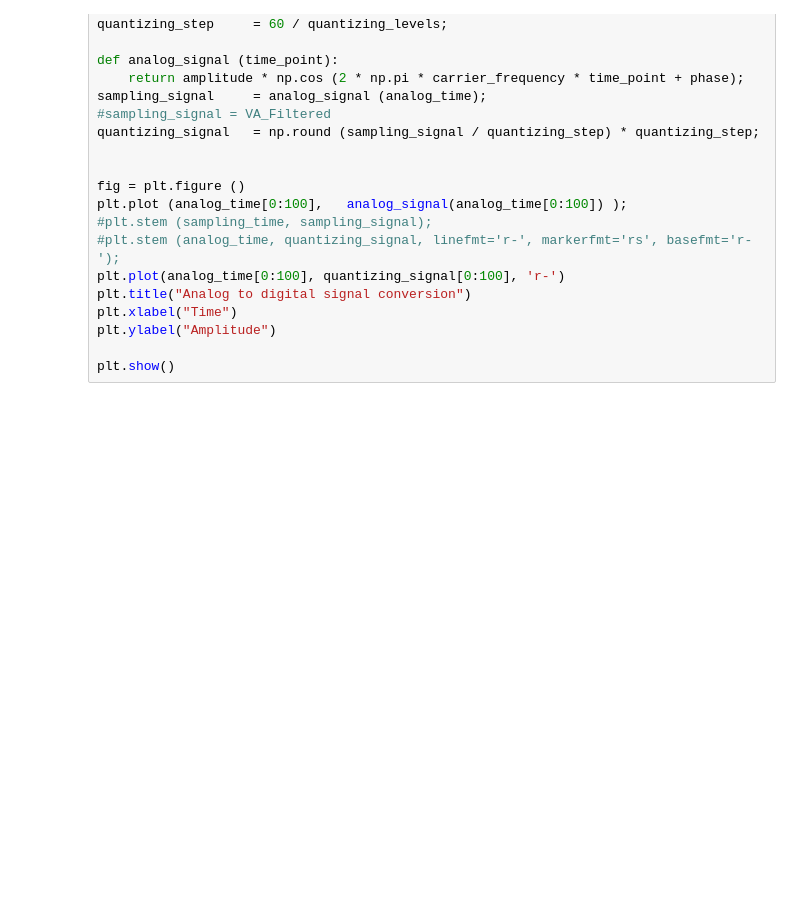
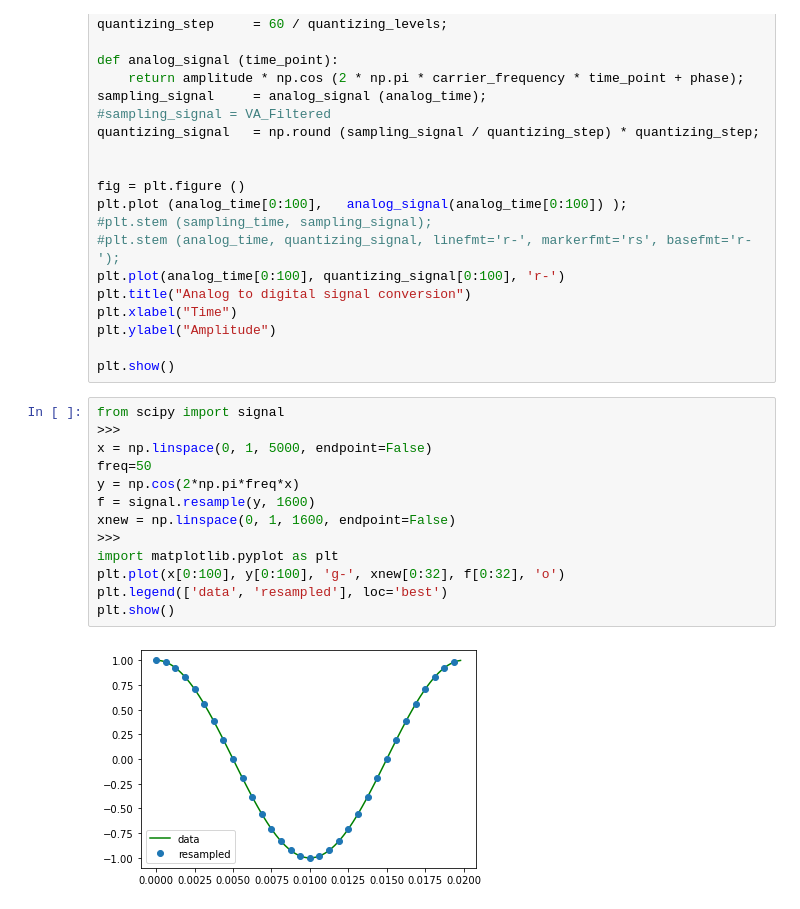
Before and after one commit to andresenrique08/Virtual_Relay_Course, a Jupyter notebook: Pruebitas_notebook.ipynb, the cells around one changed output. Cells and saved outputs as stored; diff of their text form; blank space fills up the shorter version.

```diff
--- a/Pruebitas_notebook.ipynb
+++ b/Pruebitas_notebook.ipynb
@@ -230,3 +263,18 @@ plt.xlabel("Time")
 plt.ylabel("Amplitude")
 
 plt.show()
+# %%
+from scipy import signal
+>>>
+x = np.linspace(0, 1, 5000, endpoint=False)
+freq=50
+y = np.cos(2*np.pi*freq*x)
+f = signal.resample(y, 1600)
+xnew = np.linspace(0, 1, 1600, endpoint=False)
+>>>
+import matplotlib.pyplot as plt
+plt.plot(x[0:100], y[0:100], 'g-', xnew[0:32], f[0:32], 'o')
+plt.legend(['data', 'resampled'], loc='best')
+plt.show()
+# %% [output]
+[figure, added]
```
Also changed, not shown: parts of 6 cells of this notebook, 1 other file.
